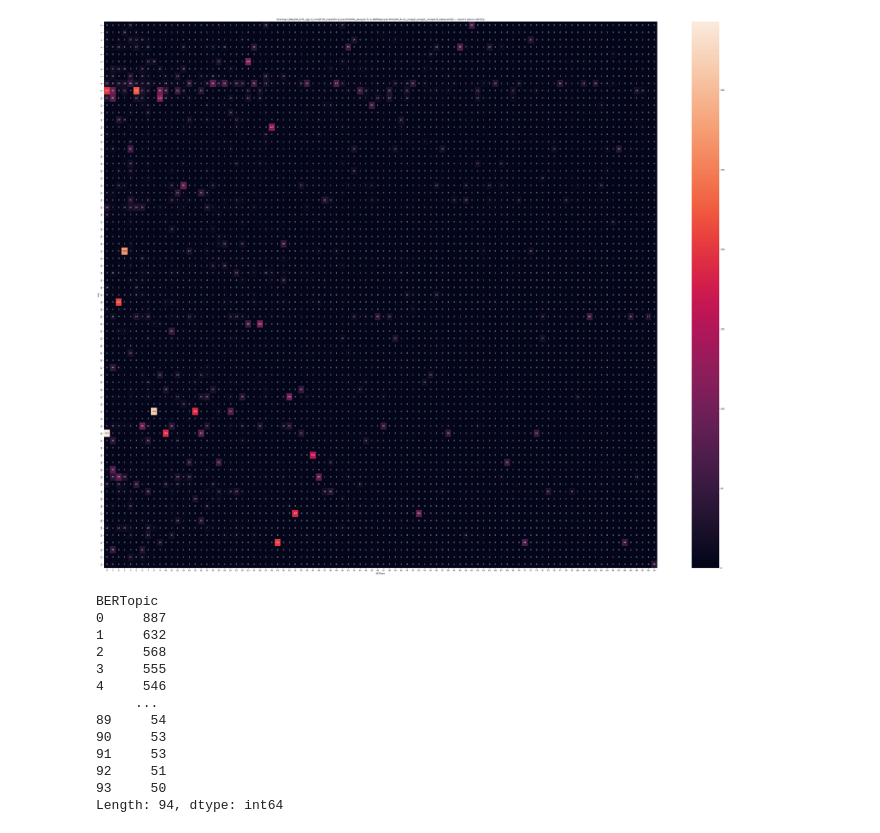
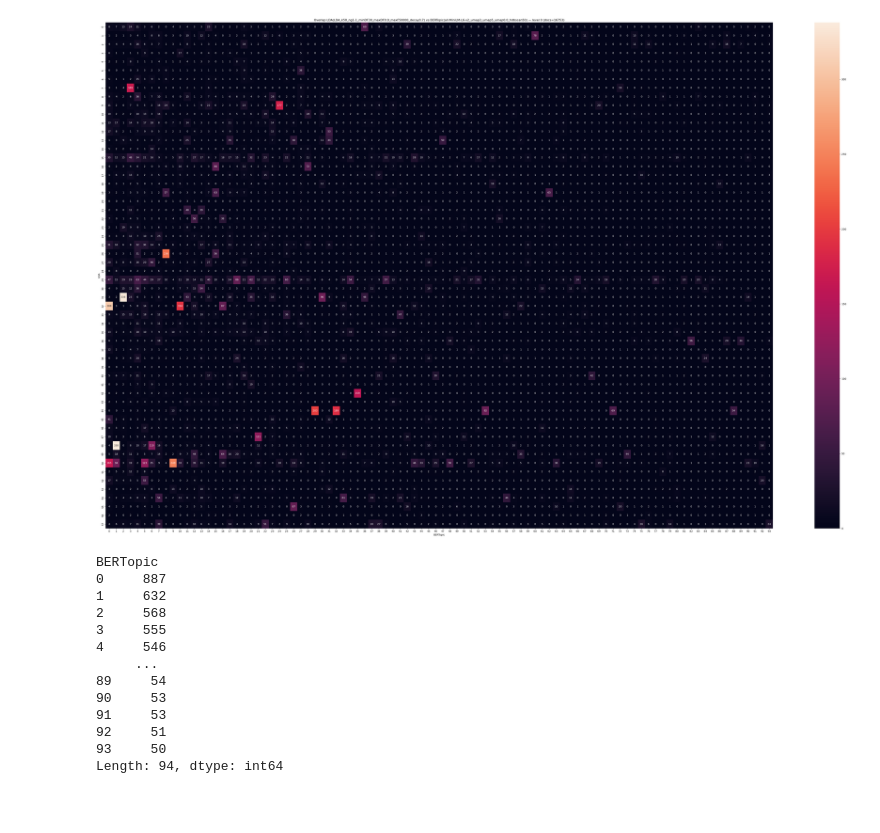
Before and after one commit to SmartData-Polito/Smart-telegram-crawler, a Jupyter notebook: scripts/result_visualization/5_bertopic_lda_heatmap.ipynb, the cells around one changed output. Cells and saved outputs as stored; diff of their text form; code cells hidden in the pictures; blank space fills up the shorter version.

Commit message:
optimized_Lda

```diff
--- a/scripts/result_visualization/5_bertopic_lda_heatmap.ipynb
+++ b/scripts/result_visualization/5_bertopic_lda_heatmap.ipynb
@@ -5,7 +5,7 @@ from bertopic import BERTopic
 
 # ====== CONFIG (modifica SOLO queste 3 variabili) ======
 LEVEL = "0"
-LDA_NAME  = "LDA_k75_ng1-2_minDF30_maxDF0.9_maxF50000_decay0.7"
+LDA_NAME  = "LDA_k58_ng1-1_minDF30_maxDF0.9_maxF50000_decay0.7"
 BERT_NAME = "all-MiniLM-L6-v2_umap3_umap5_umap0.0_hdbscan50"
 INCLUDE_OUTLIERS = False
 
@@ -14,7 +14,7 @@ ROOT = "/home/students/s328743/Thesis/Smart_crawler_telegram/results/levels"
 
 # ====== PATH DERIVATI ======
 # LDA
-base_lda = f"{ROOT}/level_{LEVEL}/grid_search_lda"
+base_lda = f"{ROOT}/level_{LEVEL}/grid_search_lda_optimized"
 lda_model_path      = f"{base_lda}/lda_models_level_{LEVEL}/{LDA_NAME}.joblib"
 lda_vectorizer_path = f"{base_lda}/vectorizers_level_{LEVEL}/vectorizer_{LDA_NAME}.joblib"
 lda_docs_csv        = f"{base_lda}/df_sampled_level_{LEVEL}.csv"
@@ -63,4 +66,4 @@ plt.show()
-[figure, old version]
+[figure, new version]
 # %%
 sum_by_row=tab.sum(axis=1)
 sum_by_column=tab.sum(axis=0)
```
Also changed, not shown: parts of 5 cells of this notebook, 14 other files.
